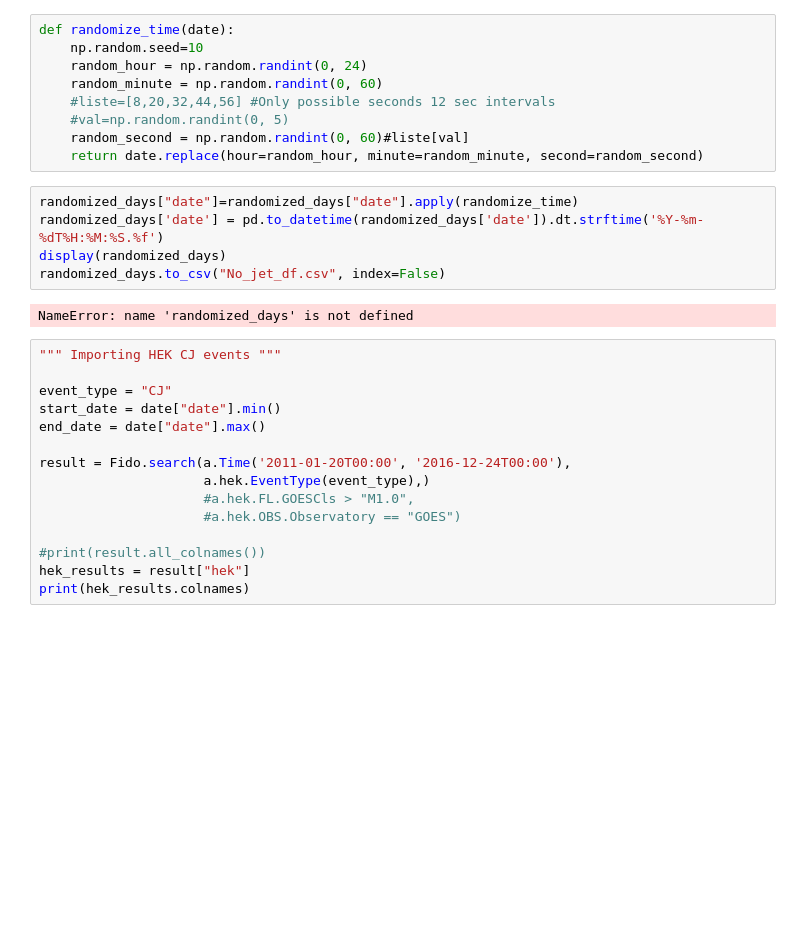
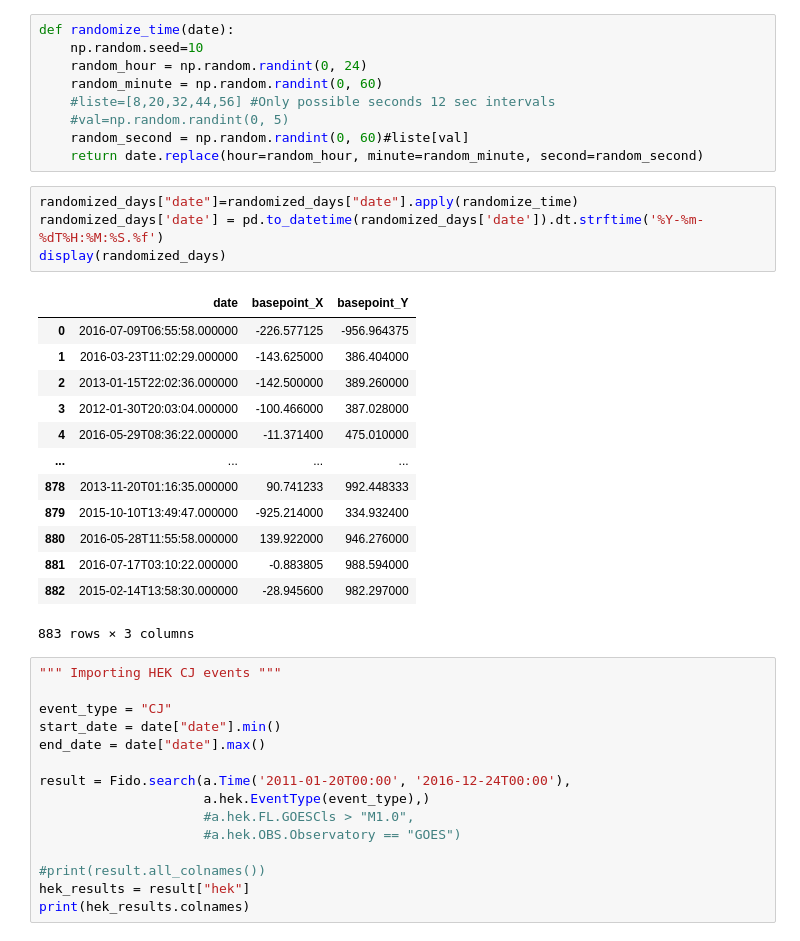
Before and after one commit to CS-433/ml-project-2-jac, a Jupyter notebook: data.ipynb, the cells around one changed output. Saved outputs shown, nothing was run; the diff lists cells and outputs as text; blank space fills up the shorter version.

```diff
--- a/data.ipynb
+++ b/data.ipynb
@@ -119,10 +119,21 @@ def randomize_time(date):
 # %%
 randomized_days["date"]=randomized_days["date"].apply(randomize_time)
 randomized_days['date'] = pd.to_datetime(randomized_days['date']).dt.strftime('%Y-%m-%dT%H:%M:%S.%f')
 display(randomized_days)
-randomized_days.to_csv("No_jet_df.csv", index=False)
 # %% [output]
+|  | date | basepoint_X | basepoint_Y |
+| 0 | 2016-07-09T06:55:58.000000 | -226.577125 | -956.964375 |
+| 1 | 2016-03-23T11:02:29.000000 | -143.625000 | 386.404000 |
+| 2 | 2013-01-15T22:02:36.000000 | -142.500000 | 389.260000 |
+| 3 | 2012-01-30T20:03:04.000000 | -100.466000 | 387.028000 |
+| 4 | 2016-05-29T08:36:22.000000 | -11.371400 | 475.010000 |
+| ... | ... | ... | ... |
+| 878 | 2013-11-20T01:16:35.000000 | 90.741233 | 992.448333 |
+| 879 | 2015-10-10T13:49:47.000000 | -925.214000 | 334.932400 |
+| 880 | 2016-05-28T11:55:58.000000 | 139.922000 | 946.276000 |
+| 881 | 2016-07-17T03:10:22.000000 | -0.883805 | 988.594000 |
+| 882 | 2015-02-14T13:58:30.000000 | -28.945600 | 982.297000 |
-NameError: name 'randomized_days' is not defined
+883 rows × 3 columns
 # %%
 """ Importing HEK CJ events """
 
```
Also changed, not shown: parts of 1 cell of this notebook, 28 other files.
